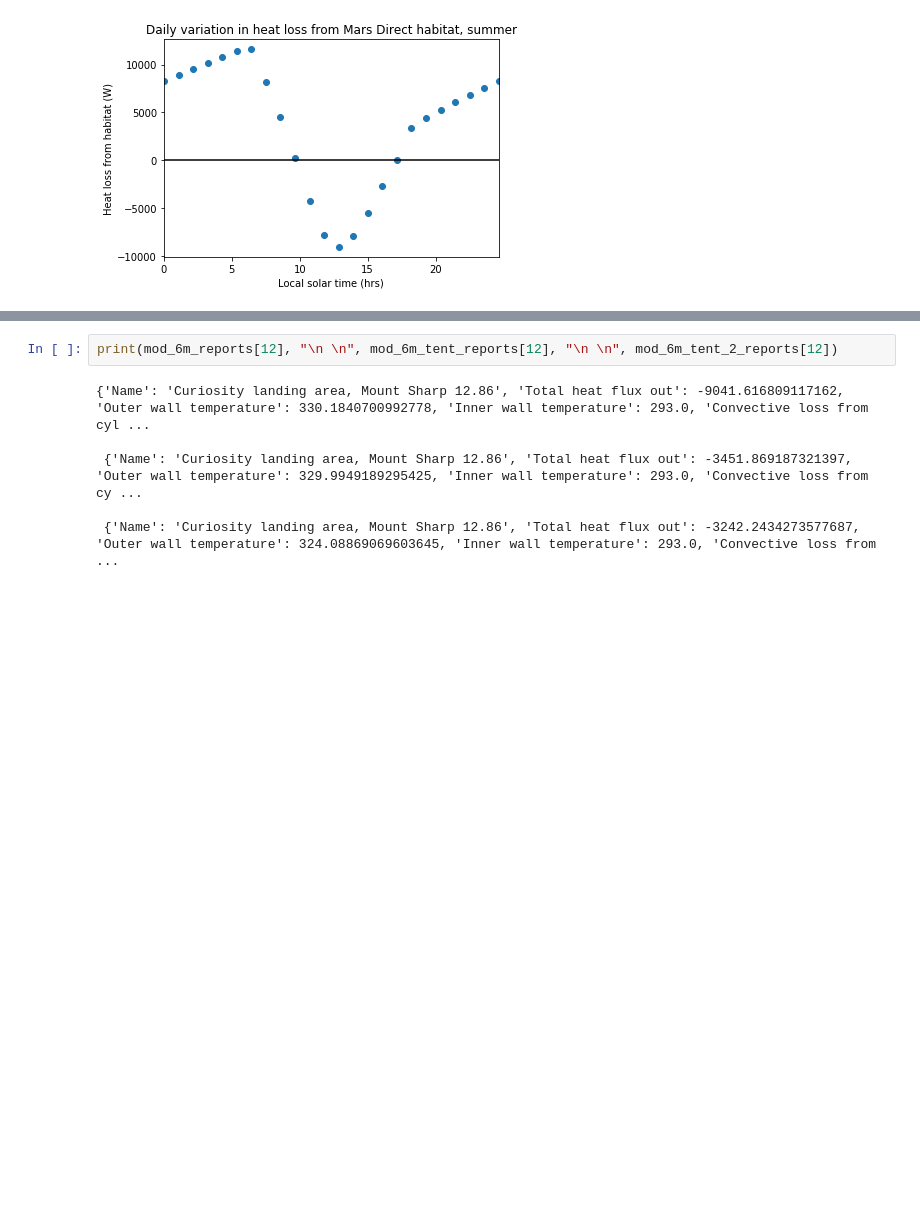
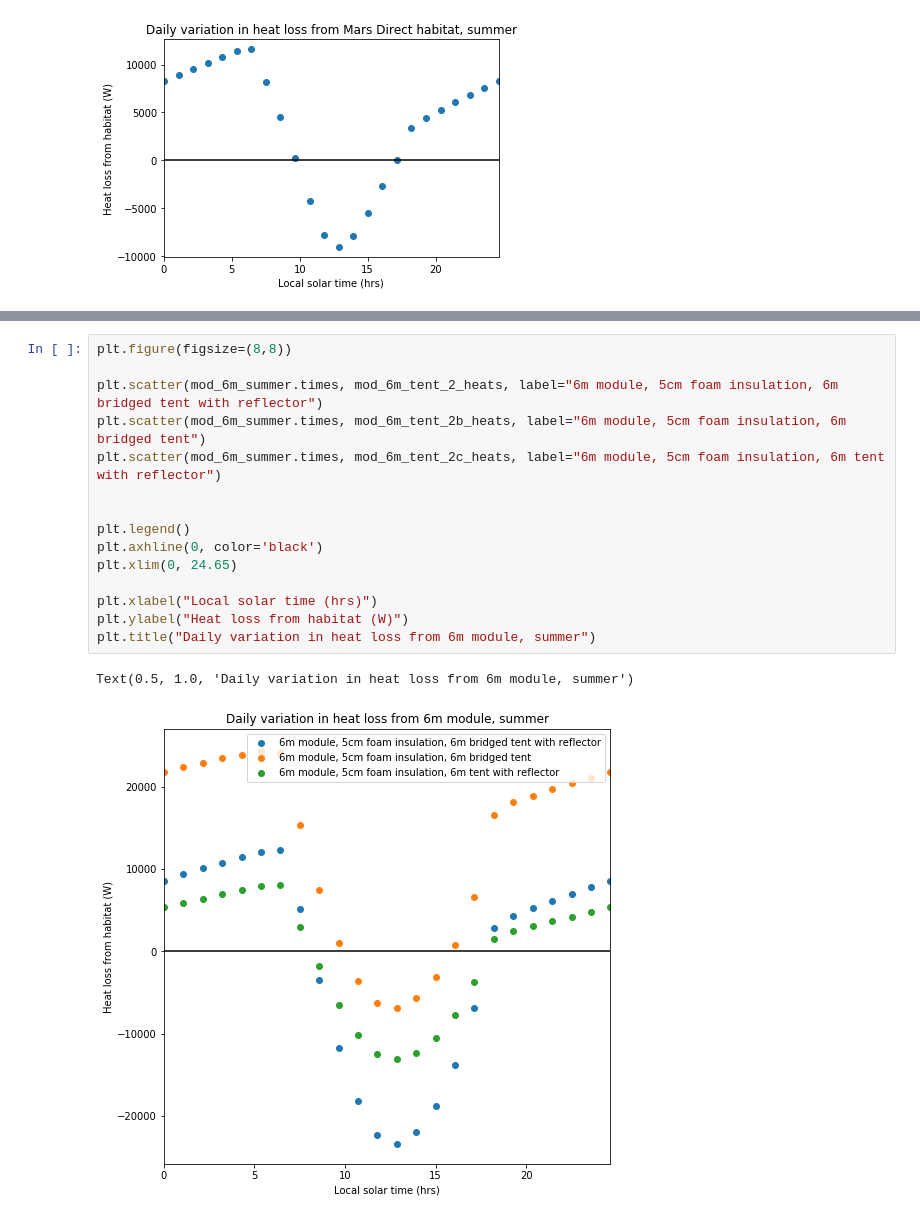
Before and after one commit to smross106/Syrtis, a Jupyter notebook: Nexus_Aurora_Buildings.ipynb, the cells around one changed output, grey strips where cells are left out. Saved outputs shown, nothing was run; the diff lists cells and outputs as text; blank space fills up the shorter version.

```diff
--- a/Nexus_Aurora_Buildings.ipynb
+++ b/Nexus_Aurora_Buildings.ipynb
@@ -183,8 +268,18 @@ Text(0.5, 1.0, 'Daily variation in heat loss from 6m module, summer')
-# %%
-print(mod_6m_reports[12], "\n \n", mod_6m_tent_reports[12], "\n \n", mod_6m_tent_2_reports[12])
-# %% [output]
-{'Name': 'Curiosity landing area, Mount Sharp 12.86', 'Total heat flux out': -9041.616809117162, 'Outer wall temperature': 330.1840700992778, 'Inner wall temperature': 293.0, 'Convective loss from cyl ...
-
- {'Name': 'Curiosity landing area, Mount Sharp 12.86', 'Total heat flux out': -3451.869187321397, 'Outer wall temperature': 329.9949189295425, 'Inner wall temperature': 293.0, 'Convective loss from cy ...
-
- {'Name': 'Curiosity landing area, Mount Sharp 12.86', 'Total heat flux out': -3242.2434273577687, 'Outer wall temperature': 324.08869069603645, 'Inner wall temperature': 293.0, 'Convective loss from  ...
+# %%
+plt.figure(figsize=(8,8))
+
+plt.scatter(mod_6m_summer.times, mod_6m_tent_2_heats, label="6m module, 5cm foam insulation, 6m bridged tent with reflector")
+plt.scatter(mod_6m_summer.times, mod_6m_tent_2b_heats, label="6m module, 5cm foam insulation, 6m bridged tent")
+plt.scatter(mod_6m_summer.times, mod_6m_tent_2c_heats, label="6m module, 5cm foam insulation, 6m tent with reflector")
+
+
+plt.legend()
+plt.axhline(0, color='black')
+plt.xlim(0, 24.65)
+
+plt.xlabel("Local solar time (hrs)")
+plt.ylabel("Heat loss from habitat (W)")
+plt.title("Daily variation in heat loss from 6m module, summer")
+# %% [output]
+Text(0.5, 1.0, 'Daily variation in heat loss from 6m module, summer')
+[figure, added]
```
Also changed, not shown: parts of 14 cells of this notebook, 3 other files.
